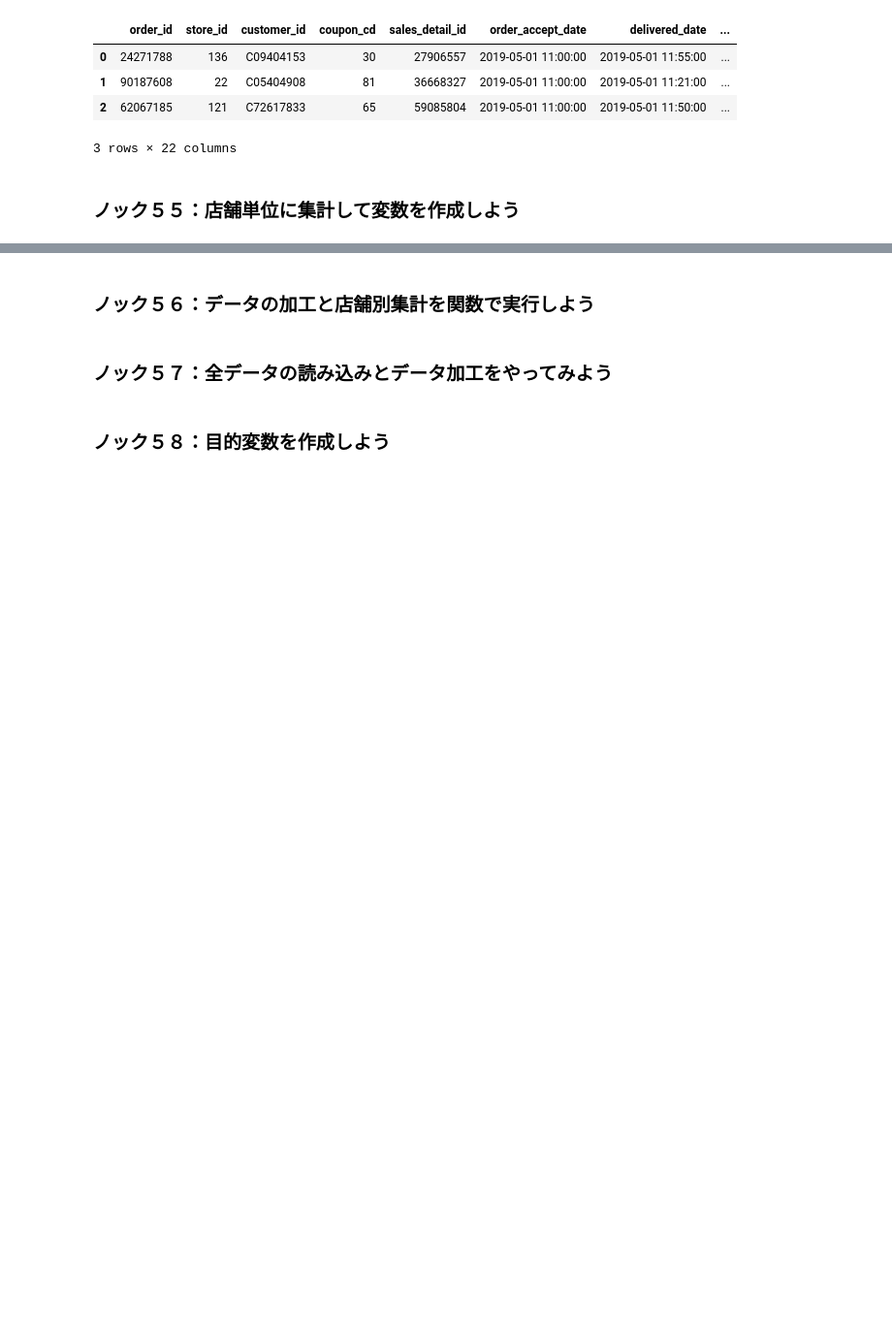
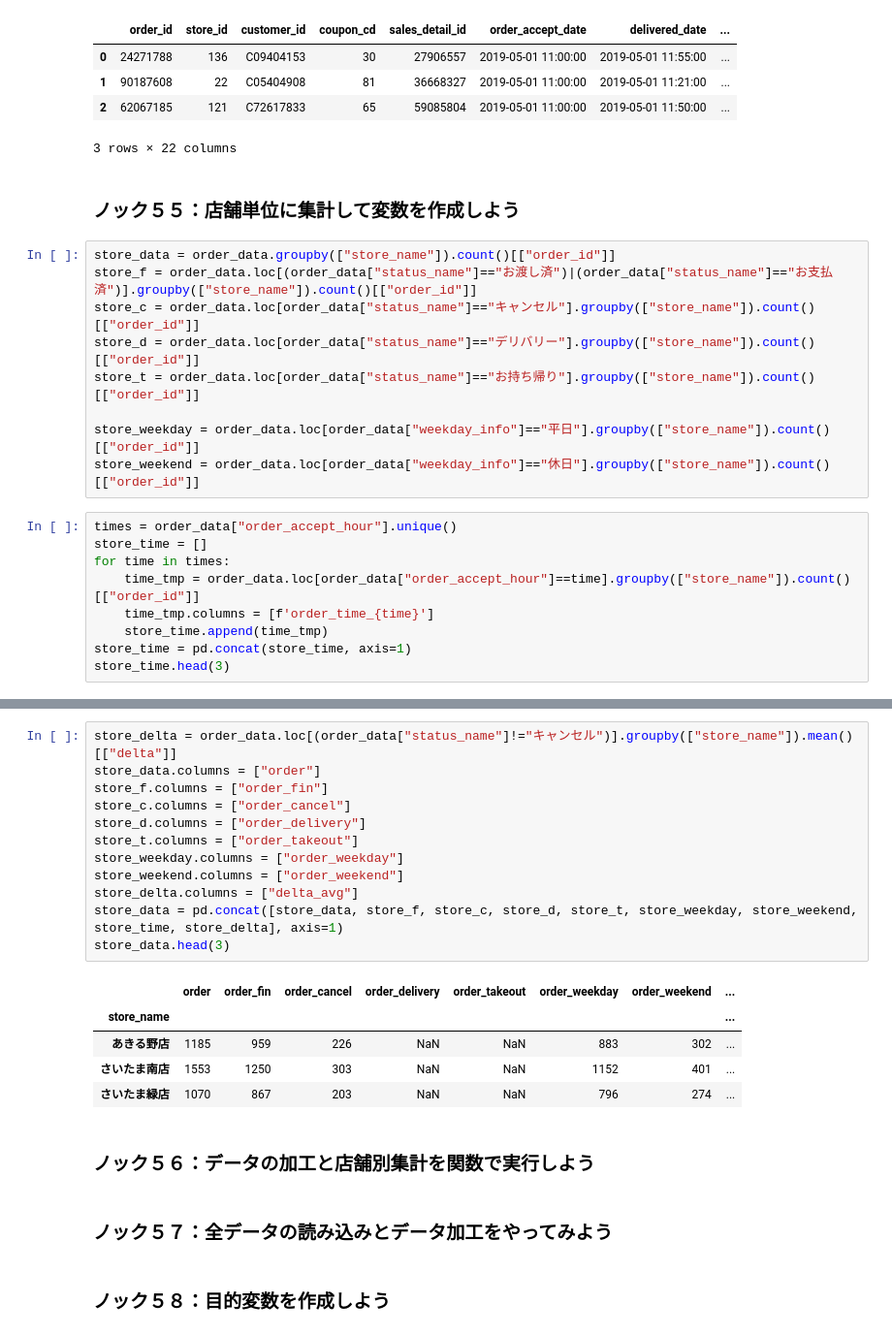
Before and after one commit to winuim/python-lm-system-100, a Jupyter notebook: chapter-6/chapter-6.ipynb, the cells around one changed output, grey strips where cells are left out. Shown: that part at 97% size. Cells and saved outputs as stored; diff of their text form; blank space fills up the shorter version.

```diff
--- a/chapter-6/chapter-6.ipynb
+++ b/chapter-6/chapter-6.ipynb
@@ -146,3 +146,21 @@ order_data.head(3)
 3 rows × 22 columns
 # %% [markdown]
 ### ノック５５：店舗単位に集計して変数を作成しよう
+# %%
+store_data = order_data.groupby(["store_name"]).count()[["order_id"]]
+store_f = order_data.loc[(order_data["status_name"]=="お渡し済")|(order_data["status_name"]=="お支払済")].groupby(["store_name"]).count()[["order_id"]]
+store_c = order_data.loc[order_data["status_name"]=="キャンセル"].groupby(["store_name"]).count()[["order_id"]]
+store_d = order_data.loc[order_data["status_name"]=="デリバリー"].groupby(["store_name"]).count()[["order_id"]]
+store_t = order_data.loc[order_data["status_name"]=="お持ち帰り"].groupby(["store_name"]).count()[["order_id"]]
+
+store_weekday = order_data.loc[order_data["weekday_info"]=="平日"].groupby(["store_name"]).count()[["order_id"]]
+store_weekend = order_data.loc[order_data["weekday_info"]=="休日"].groupby(["store_name"]).count()[["order_id"]]
+# %%
+times = order_data["order_accept_hour"].unique()
+store_time = []
+for time in times:
+    time_tmp = order_data.loc[order_data["order_accept_hour"]==time].groupby(["store_name"]).count()[["order_id"]]
+    time_tmp.columns = [f'order_time_{time}']
+    store_time.append(time_tmp)
+store_time = pd.concat(store_time, axis=1)
+store_time.head(3)
@@ -149,3 +173,21 @@ order_data.head(3)
+# %%
+store_delta = order_data.loc[(order_data["status_name"]!="キャンセル")].groupby(["store_name"]).mean()[["delta"]]
+store_data.columns = ["order"]
+store_f.columns = ["order_fin"]
+store_c.columns = ["order_cancel"]
+store_d.columns = ["order_delivery"]
+store_t.columns = ["order_takeout"]
+store_weekday.columns = ["order_weekday"]
+store_weekend.columns = ["order_weekend"]
+store_delta.columns = ["delta_avg"]
+store_data = pd.concat([store_data, store_f, store_c, store_d, store_t, store_weekday, store_weekend, store_time, store_delta], axis=1)
+store_data.head(3)
+# %% [output]
+|  | order | order_fin | order_cancel | order_delivery | order_takeout | order_weekday | order_weekend | ... |
+| store_name |  |  |  |  |  |  |  | ... |
+| あきる野店 | 1185 | 959 | 226 | NaN | NaN | 883 | 302 | ... |
+| さいたま南店 | 1553 | 1250 | 303 | NaN | NaN | 1152 | 401 | ... |
+| さいたま緑店 | 1070 | 867 | 203 | NaN | NaN | 796 | 274 | ... |
 # %% [markdown]
 ### ノック５６：データの加工と店舗別集計を関数で実行しよう
 # %% [markdown]
```
Also changed, not shown: parts of 1 cell of this notebook.
